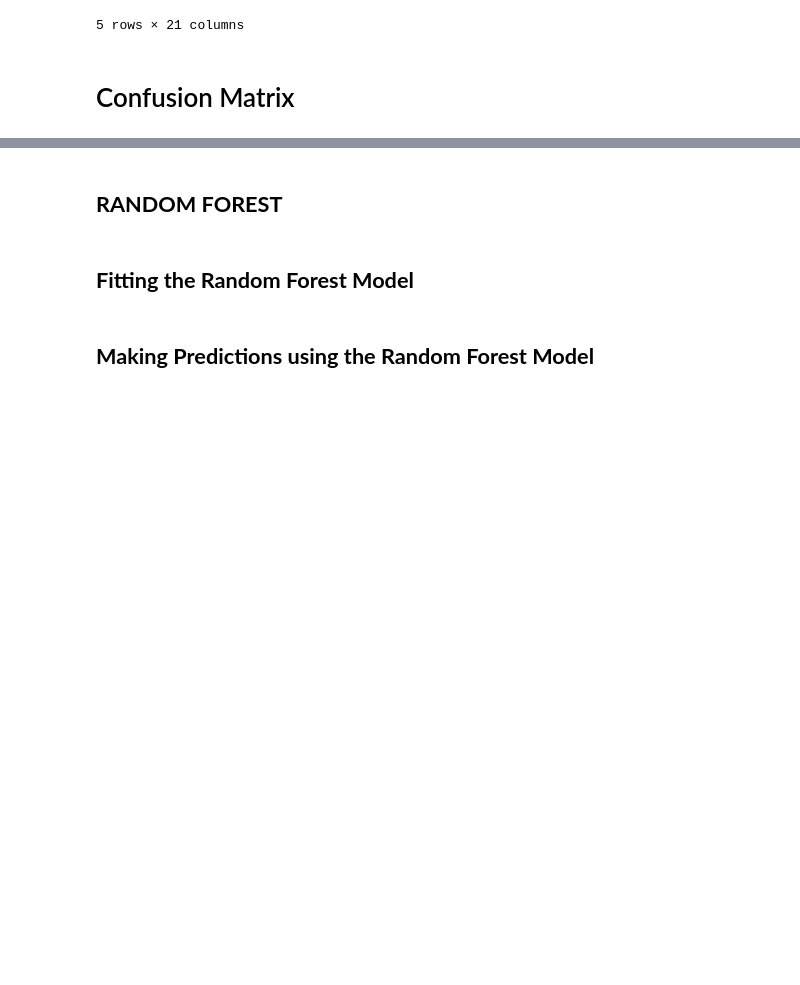
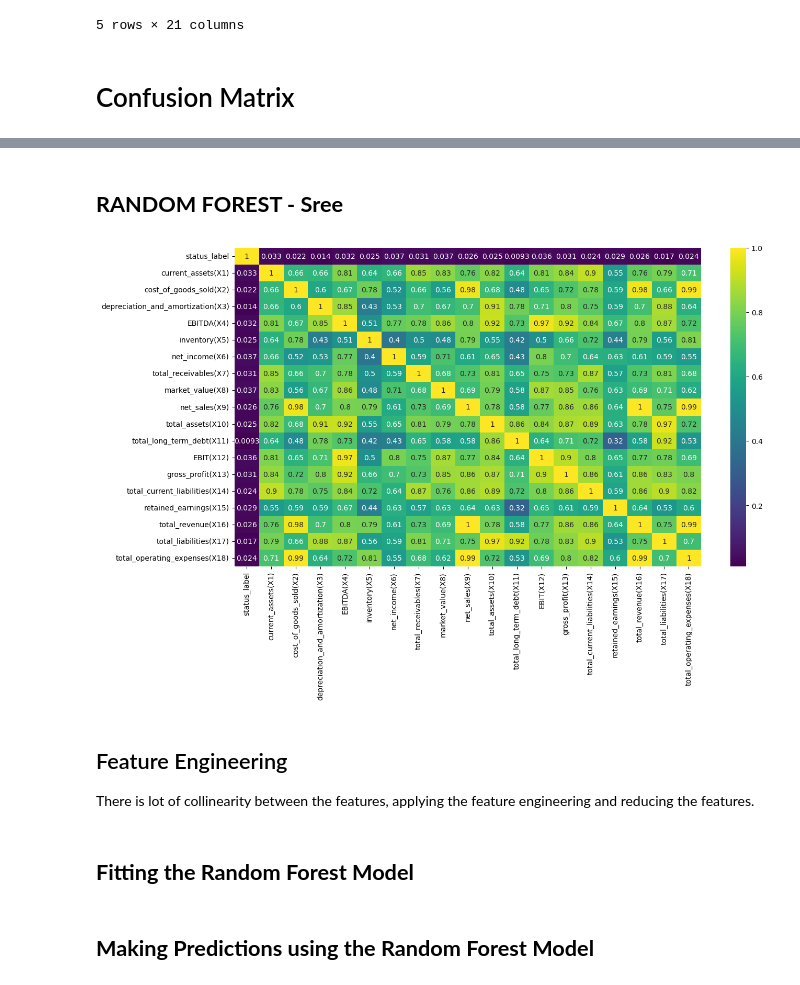
Before and after one commit to jannatulhashi/predicting_non-bankrupt_companies, a Jupyter notebook: american_company_bankruptcy_colab.ipynb, the cells around one changed output, grey strips where cells are left out. Cells and saved outputs as stored; diff of their text form; code cells hidden in the pictures; blank space fills up the shorter version.

Commit message:
Sree heatmap and random forest changes

```diff
--- a/american_company_bankruptcy_colab.ipynb
+++ b/american_company_bankruptcy_colab.ipynb
@@ -791,2 +803,2 @@ Answer: When it comes to Active companies, there is a 93% success rate, meanwhil
 # %% [markdown]
-## **RANDOM FOREST**
+## **RANDOM FOREST - Sree**
@@ -795,0 +805,19 @@ X_train, X_test, y_train, y_test = train_test_split(X, y, random_state=78)
+# %%
+# Heatmap to display the features collinearity
+
+import matplotlib.pyplot as plt
+import seaborn as sns
+
+bankruptcy_sree_df = bankruptcy_df.copy()
+bankruptcy_sree_df = bankruptcy_sree_df.drop("company_name_other", axis=1)
+
+plt.figure(figsize=(14, 9))
+sns.heatmap(bankruptcy_sree_df.drop(["year"], axis=1).corr(numeric_only=True), annot=True, cmap="viridis")
+plt.xticks(rotation=90)
+plt.tight_layout()
+plt.show()
+# %% [output]
+[figure, added]
+# %% [markdown]
+## Feature Engineering
+There is lot of collinearity between the features, applying the feature engineering and reducing the features.
```
Also changed, not shown: parts of 27 cells of this notebook, 1 other file.
